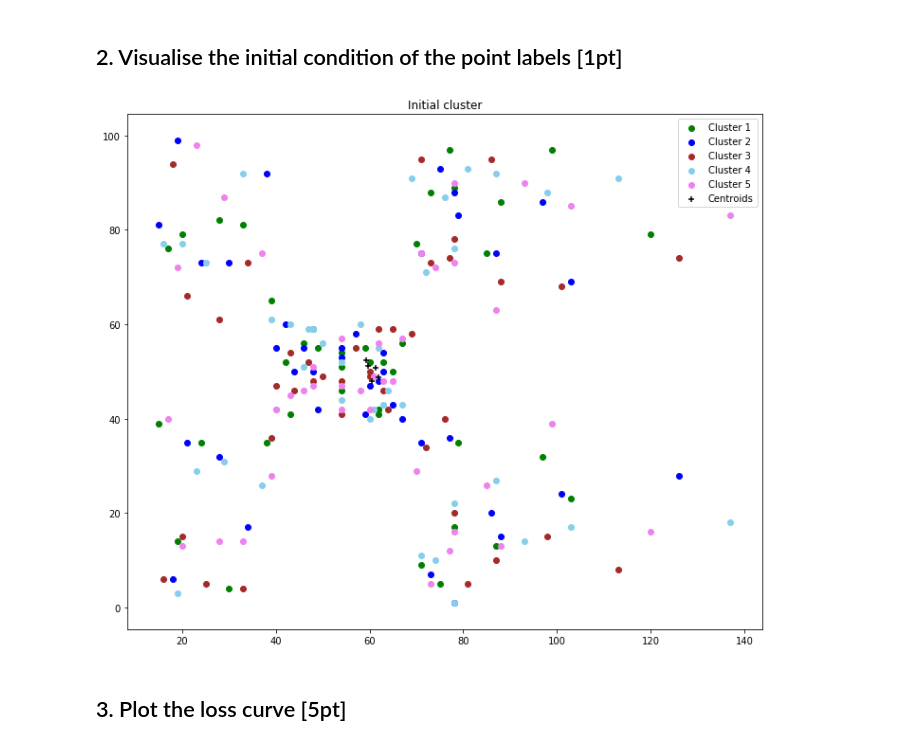
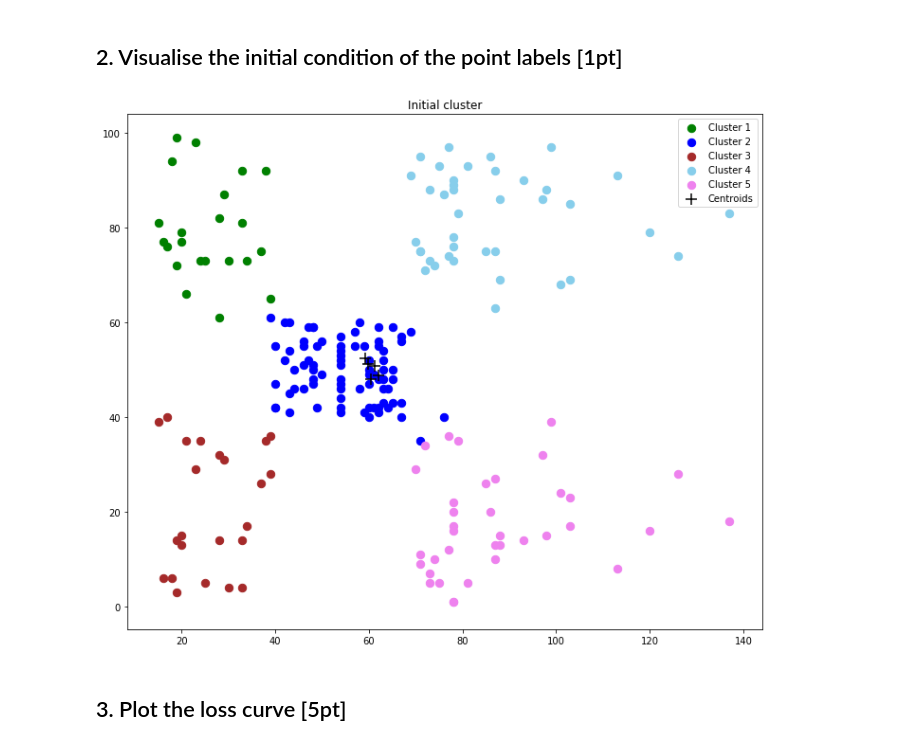
Before and after one commit to minjoong507/Machine-learning-project, a Jupyter notebook: 7week/assignment-07.ipynb, the cells around one changed output. Cells and saved outputs as stored; diff of their text form; code cells hidden in the pictures.

```diff
--- a/7week/assignment-07.ipynb
+++ b/7week/assignment-07.ipynb
@@ -17,6 +17,7 @@ for i in range(len(data)):
 
 label = np.array(label)
 data = np.concatenate((data, label), axis=1)
+init_data = data.view()
 # %% [markdown]
 - ### Compute init Centroids
 # %%
@@ -114,6 +115,9 @@ for run in range(ephochs):
     for i in range(data.shape[0]):
         data[i][2] = compute_label(data[i], Centroids)
     loss_curve.append(compute_loss(data, Centroids))
+
+    for j in range(len(centroid_curv)):
+        centroid_curv[j].append(compute_distance([0, 0], Centroids[j]))
 # %% [markdown]
 ## 1. Plot the data points [1pt]
 # %%
@@ -129,44 +133,44 @@ plt.show()
 # %%
 Cluster1 = []
 Cluster2 = []
 Cluster3 = []
 Cluster4 = []
 Cluster5 = []
 color_list = ["green", "blue", "brown", "skyblue", "violet"]
 name_list = ["Cluster 1", "Cluster 2", "Cluster 3", "Cluster 4", "Cluster 5"]
 
 fig = plt.figure(figsize=(12,10))
-for i in range(data.shape[0]):
+for i in range(init_data.shape[0]):
     if data[i][2] == 1:
-        Cluster1.append(data[i])
+        Cluster1.append(init_data[i])
 
     elif data[i][2] == 2:
-        Cluster2.append(data[i])
+        Cluster2.append(init_data[i])
 
 
     elif data[i][2] == 3:
-        Cluster3.append(data[i])
+        Cluster3.append(init_data[i])
 
 
     elif data[i][2] == 4:
-        Cluster4.append(data[i])
+        Cluster4.append(init_data[i])
 
 
     elif data[i][2] == 5:
-        Cluster5.append(data[i])
+        Cluster5.append(init_data[i])
 
-plt.scatter(np.array(Cluster1)[:,0], np.array(Cluster1)[:,1], c = color_list[0], label = name_list[0])
-plt.scatter(np.array(Cluster2)[:,0], np.array(Cluster2)[:,1], c = color_list[1], label = name_list[1])
-plt.scatter(np.array(Cluster3)[:,0], np.array(Cluster3)[:,1], c = color_list[2], label = name_list[2])
-plt.scatter(np.array(Cluster4)[:,0], np.array(Cluster4)[:,1], c = color_list[3], label = name_list[3])
-plt.scatter(np.array(Cluster5)[:,0], np.array(Cluster5)[:,1], c = color_list[4], label = name_list[4])
-plt.scatter(np.array(Centroids)[:,0], np.array(Centroids)[:,1], c = 'black', marker = '+', label = "Centroids")
+plt.scatter(np.array(Cluster1)[:,0], np.array(Cluster1)[:,1], s = 70, c = color_list[0], label = name_list[0])
+plt.scatter(np.array(Cluster2)[:,0], np.array(Cluster2)[:,1], s = 70, c = color_list[1], label = name_list[1])
+plt.scatter(np.array(Cluster3)[:,0], np.array(Cluster3)[:,1], s = 70, c = color_list[2], label = name_list[2])
+plt.scatter(np.array(Cluster4)[:,0], np.array(Cluster4)[:,1], s = 70, c = color_list[3], label = name_list[3])
+plt.scatter(np.array(Cluster5)[:,0], np.array(Cluster5)[:,1], s = 70, c = color_list[4], label = name_list[4])
+plt.scatter(np.array(init_Centroids)[:,0], np.array(init_Centroids)[:,1], s = 150, c = 'black', marker = '+', label = "Centroids")
 
 
 plt.title("Initial cluster")
 plt.legend()
 plt.show()
 # %% [output]
-[figure, old version]
+[figure, new version]
 # %% [markdown]
 ## 3. Plot the loss curve [5pt]
```
Also changed, not shown: parts of 4 cells of this notebook.
